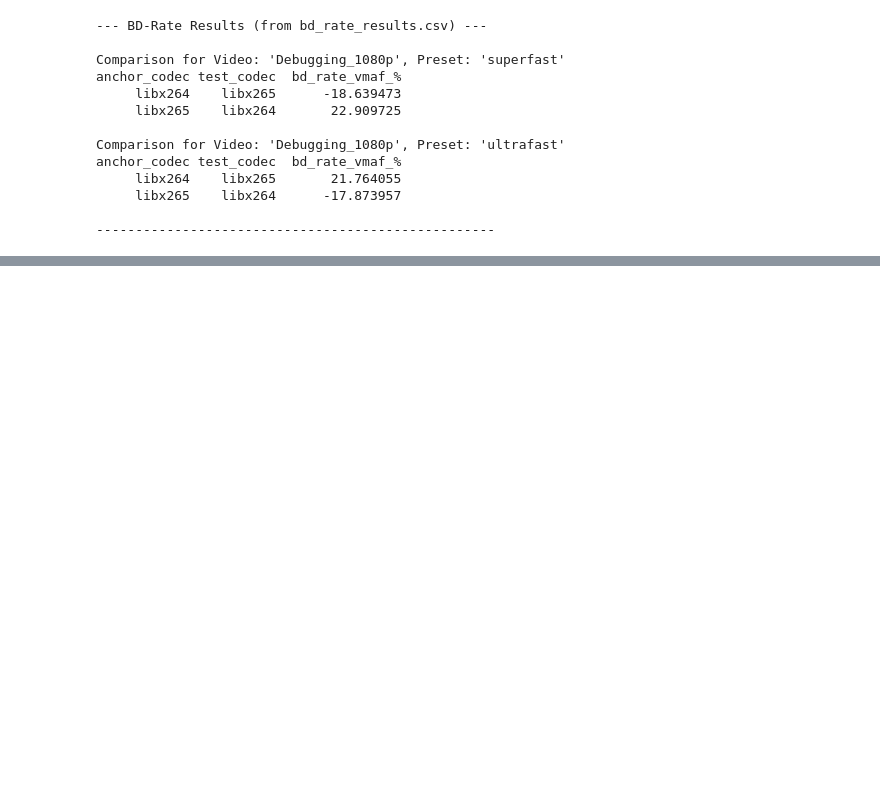
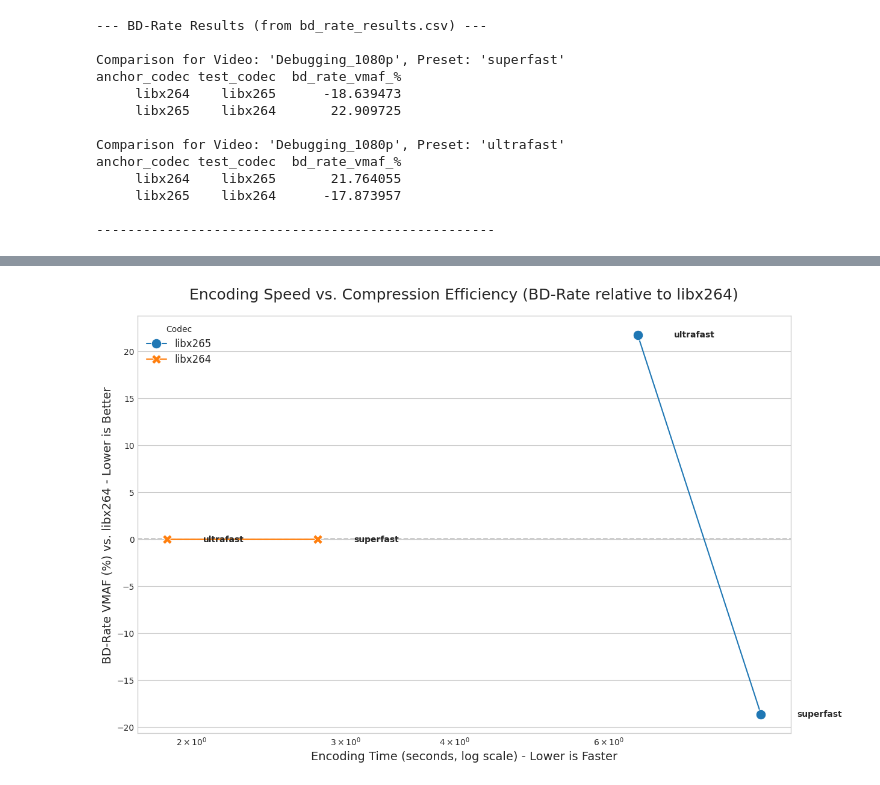
Before and after one commit to sanchezcarballlido/multimedia-benchmark, a Jupyter notebook: notebooks/analysis_experiment.ipynb, the cells around one changed output, grey strips where cells are left out. Saved outputs shown, nothing was run; the diff lists cells and outputs as text; code cells hidden in the pictures; blank space fills up the shorter version.

Commit message:
# Visualization: Speed vs. Efficiency Trade-off analysis

```diff
--- a/notebooks/analysis_experiment.ipynb
+++ b/notebooks/analysis_experiment.ipynb
@@ -13,7 +13,7 @@ import seaborn as sns
 Load the results data from 'results/.../combined_data.csv' into a pandas DataFrame.
 # %%
 # Load experiment results
-data_path = '../results/template_experiment_2025-06-19_11-31-29/combined_data.csv'
+data_path = '../results/template_experiment_2025-06-19_11-52-58/combined_data.csv'
 df = pd.read_csv(data_path)
 df
 # %% [output]
@@ -103,0 +106,87 @@ anchor_codec test_codec  bd_rate_vmaf_%
+# %%
+
+# This cell creates a scatter plot to visualize the trade-off between
+# encoding time (speed) and compression efficiency (BD-Rate).
+
+import matplotlib.pyplot as plt
+import seaborn as sns
+import numpy as np
+import os
+
+# Define the anchor codec for comparison
+ANCHOR_CODEC = 'libx264'
+
+# Construct the path to the BD-Rate results CSV
+# Assumes 'bd_rate_results.csv' is in the same folder as 'combined_data.csv'
+bd_rate_path = data_path.replace('combined_data.csv', 'bd_rate_results.csv')
+
+# Check that the required data files exist before proceeding
+if not os.path.exists(data_path) or not os.path.exists(bd_rate_path):
+    print(f"Error: Data files not found. Please run the experiment and results processing first.")
+    print(f"Looked for: {data_path} and {bd_rate_path}")
+else:
+    # --- Data Preparation ---
+    df_bd_rate = pd.read_csv(bd_rate_path)
+
+    # Calculate the average encoding time for each codec and preset from the main dataframe 'df'
+    df_time = df.groupby(['codec', 'preset'])['cpu_time_seconds'].mean().reset_index()
+
+    # Filter BD-rate results to compare everything against the chosen anchor
+    df_bd_rate_filtered = df_bd_rate[df_bd_rate['anchor_codec'] == ANCHOR_CODEC].copy()
+
+    # Calculate the average BD-rate for each test codec and preset (averaging across different videos)
+    df_bd_rate_avg = df_bd_rate_filtered.groupby(['test_codec', 'preset'])['bd_rate_vmaf_%'].mean().reset_index()
+    df_bd_rate_avg.rename(columns={'test_codec': 'codec'}, inplace=True)
+
+    # Merge the time and BD-rate data
+    df_plot = pd.merge(df_time, df_bd_rate_avg, on=['codec', 'preset'])
+
+    # Add the anchor codec's data (BD-Rate is 0 against itself)
+    anchor_time_data = df_time[df_time['codec'] == ANCHOR_CODEC].copy()
+    anchor_time_data['bd_rate_vmaf_%'] = 0.0
+
+    # Combine into the final DataFrame for plotting
+    df_plot = pd.concat([df_plot, anchor_time_data], ignore_index=True)
+
+    # --- Plot Generation ---
+    plt.style.use('seaborn-v0_8-whitegrid')
+    fig, ax = plt.subplots(figsize=(14, 9))
+
+    # Create the line/scatter plot
+    sns.lineplot(
+        data=df_plot,
+        x='cpu_time_seconds',
+        y='bd_rate_vmaf_%',
+        hue='codec',
+        style='codec',
+        markers=True,
+        markersize=12,
+        dashes=False,
+        ax=ax
+    )
+
+    # Set the x-axis to a logarithmic scale for better visualization
+    ax.set_xscale('log')
+
+    # Add labels for each data point (preset name)
+    for idx, row in df_plot.iterrows():
+        ax.text(row['cpu_time_seconds'] * 1.1, row['bd_rate_vmaf_%'], row['preset'],
+                fontsize=10, va='center', fontweight='bold')
+
+    # Add a horizontal reference line at y=0
+    ax.axhline(0, ls='--', color='gray', zorder=0)
+
+    # --- Final Touches ---
+    ax.set_title(f'Encoding Speed vs. Compression Efficiency (BD-Rate relative to {ANCHOR_CODEC})', fontsize=18, pad=20)
+    ax.set_xlabel('Encoding Time (seconds, log scale) - Lower is Faster', fontsize=14)
+    ax.set_ylabel(f'BD-Rate VMAF (%) vs. {ANCHOR_CODEC} - Lower is Better', fontsize=14)
+    ax.legend(title='Codec', fontsize=12)
+
+    # Save the figure to a file
+    # The output path is relative to the notebook's location
+    output_figure_path = 'speed_vs_efficiency_plot.png'
+    plt.savefig(output_figure_path)
+    print(f"Plot saved to '{output_figure_path}'")
+
+    plt.show()
+# %% [output]
@@ -103,0 +194 @@ anchor_codec test_codec  bd_rate_vmaf_%
+[figure, added]
```
Also changed, not shown: parts of 4 cells of this notebook.
